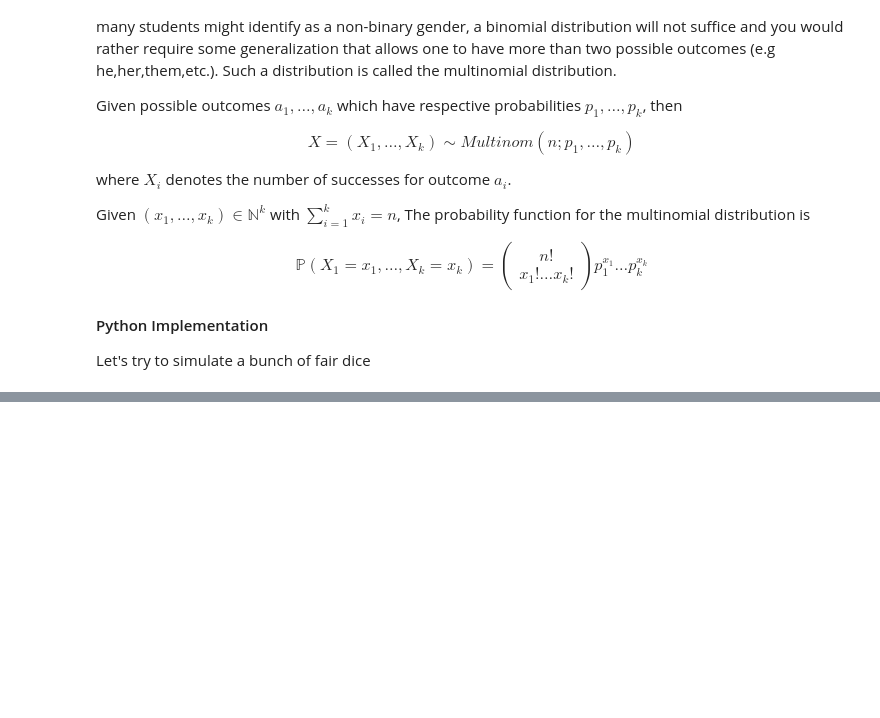
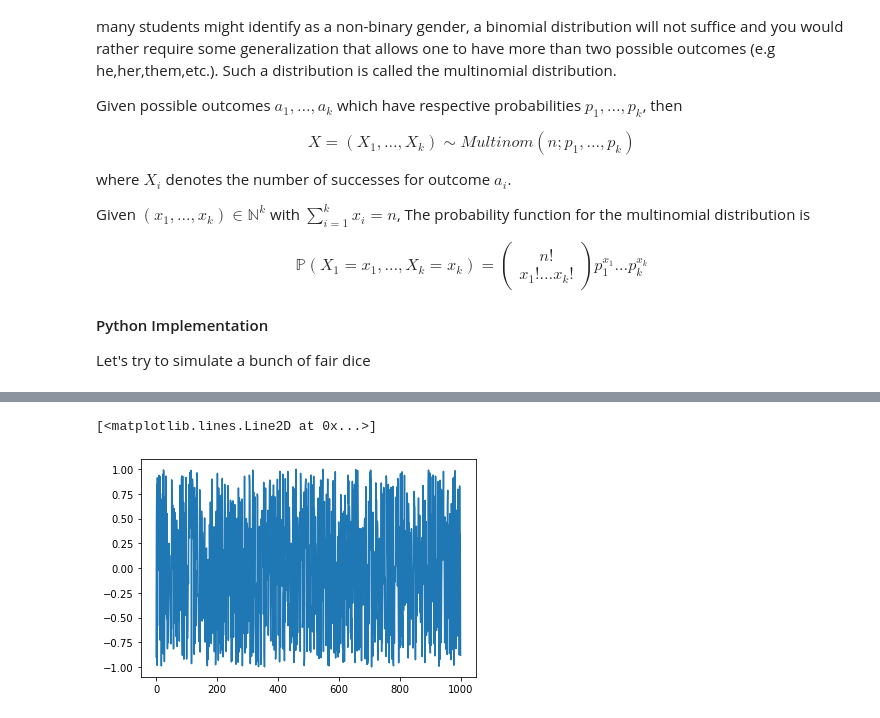
Before and after one commit to theheavygluon/Risk-Management-Course, a Jupyter notebook: Lecture 2 - Statistical Distributions and Stochastic Processes.ipynb, the cells around one changed output, grey strips where cells are left out. Cells and saved outputs as stored; diff of their text form; code cells hidden in the pictures; blank space fills up the shorter version.

```diff
--- a/Lecture 2 - Statistical Distributions and Stochastic Processes.ipynb
+++ b/Lecture 2 - Statistical Distributions and Stochastic Processes.ipynb
@@ -628,0 +756,7 @@ The first three copulas presented are examples of elementary copulas, or copulas
+# %%
+rng = lambda: np.random.uniform(-1,1) #random number generator
+
+plt.plot([rng() for i in range(1000)]) #applying the rng 1000 times and plotting it
+# %% [output]
+[<matplotlib.lines.Line2D at 0x...>]
+[figure, added]
```
Also changed, not shown: parts of 24 cells of this notebook.
